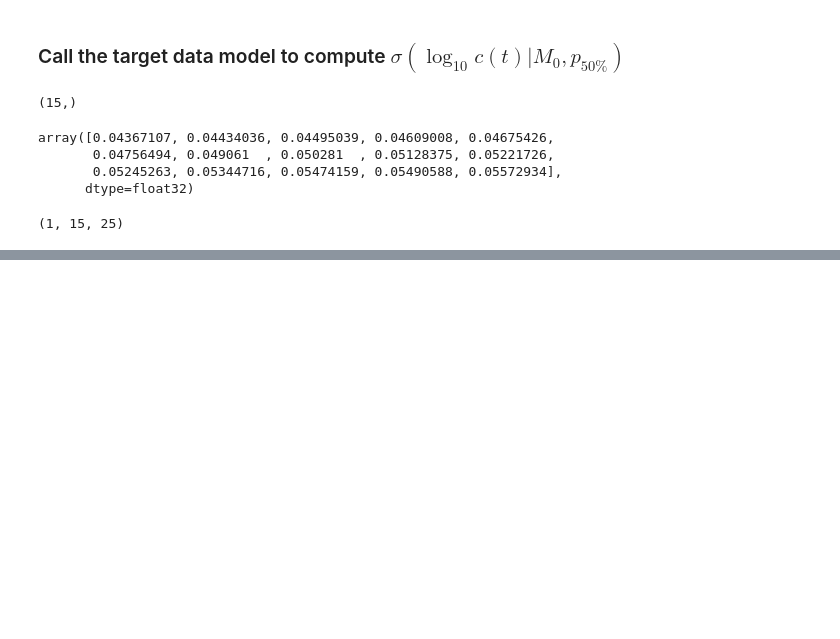
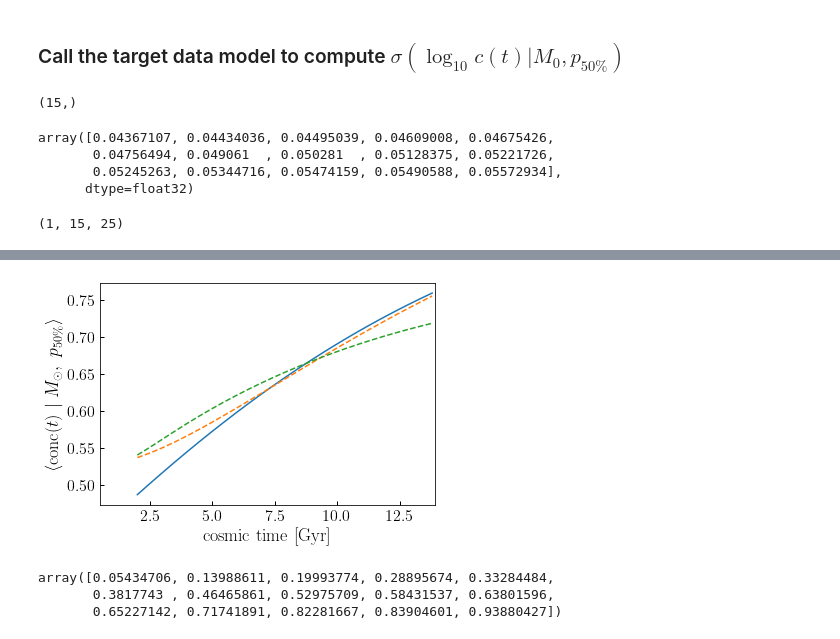
Before and after one commit to BaryonPasters/diffprof, a Jupyter notebook: notebooks/redev_dpp_singlemass_opt.ipynb, the cells around one changed output, grey strips where cells are left out. Drawn from its saved outputs; the diff is of its cells as text; code cells hidden in the pictures; blank space fills up the shorter version.

```diff
--- a/notebooks/redev_dpp_singlemass_opt.ipynb
+++ b/notebooks/redev_dpp_singlemass_opt.ipynb
@@ -149,0 +140,12 @@ __=ax.plot(np.log10(loss_history))
+# %%
+from diffprof.dpp_predictions import _get_preds_singlemass
+
+im = 0
+preds_singlemass = _get_preds_singlemass(
+    dpp_params, lgmhalo_targets[im], TARR_FIT, p50_targets, u_be_grid, u_lgtc_bl_grid)
+pred_avg_log_conc_p50, pred_avg_log_conc_lgm0, pred_std_log_conc_lgm0, pred_std_log_conc_p50 = preds_singlemass
+
+preds_singlemass = _get_preds_singlemass(
+    p_best, lgmhalo_targets[im], TARR_FIT, p50_targets, u_be_grid, u_lgtc_bl_grid)
+pb_pred_avg_log_conc_p50, pb_pred_avg_log_conc_lgm0 = preds_singlemass[:2]
+pb_pred_std_log_conc_lgm0, pb_pred_std_log_conc_p50 = preds_singlemass[2:]
@@ -149,0 +156,18 @@ __=ax.plot(np.log10(loss_history))
+# %%
+fig, ax = plt.subplots(1, 1)
+xlim = ax.set_xlim(0.5, 13.9)
+xlabel = ax.set_xlabel(r'${\rm cosmic\ time\ [Gyr]}$')
+ylabel = ax.set_ylabel(r'$\langle{\rm conc}(t)\ \vert\ M_{\odot},\ p_{50\%}\rangle$')
+
+ip = 6
+__=ax.plot(TARR_FIT, target_avg_log_conc_p50[ip, :])
+__=ax.plot(TARR_FIT, pred_avg_log_conc_p50[ip, :], '--')
+__=ax.plot(TARR_FIT, pb_pred_avg_log_conc_p50[ip, :], '--')
+# %% [output]
+[figure, added]
+# %%
+p50_targets
+# %% [output]
+array([0.05434706, 0.13988611, 0.19993774, 0.28895674, 0.33284484,
+       0.3817743 , 0.46465861, 0.52975709, 0.58431537, 0.63801596,
+       0.65227142, 0.71741891, 0.82281667, 0.83904601, 0.93880427])
```
Also changed, not shown: parts of 8 cells of this notebook.
